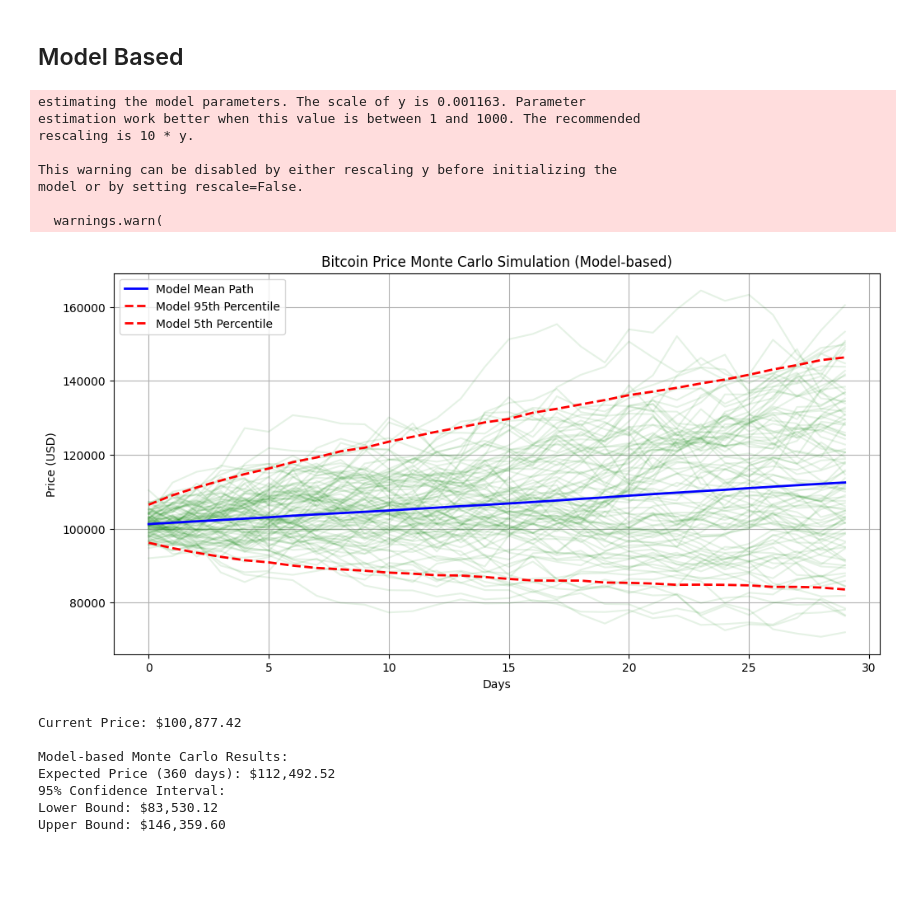
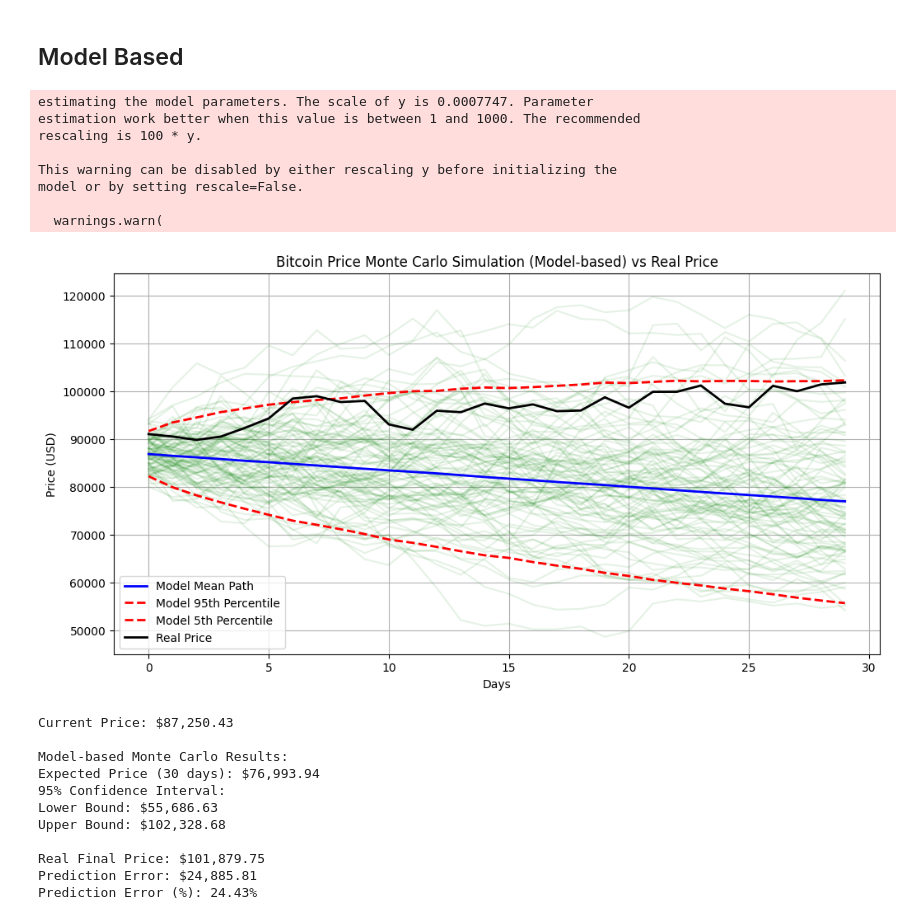
Before and after one commit to gbagush/CryptoPricePrediction, a Jupyter notebook: monte-carlo.ipynb, the cells around one changed output. Cells and saved outputs as stored; diff of their text form; code cells hidden in the pictures; blank space fills up the shorter version.

```diff
--- a/monte-carlo.ipynb
+++ b/monte-carlo.ipynb
@@ -66,7 +84,9 @@ from arch import arch_model
 from xgboost import XGBRegressor
 from sklearn.model_selection import train_test_split
 
-df = pd.read_csv('data/BTC-USD_5y_2024-12-12.csv')
+compare_with_real_data = True
+
+df = pd.read_csv('data/BTC-USD_2023-11-14_2024-11-15_2024-12-15.csv')
 
 df['Log_Returns'] = np.log(df['Close'] / df['Close'].shift(1))
 df.dropna(inplace=True)
@@ -118,42 +138,58 @@ lower_bound = np.percentile(simulation_results, 5, axis=1)
 upper_bound = np.percentile(simulation_results, 95, axis=1)
 lower_bound_model = np.percentile(simulation_results_model, 5, axis=1)
 upper_bound_model = np.percentile(simulation_results_model, 95, axis=1)
 
 plt.figure(figsize=(12, 6))
 for i in range(100):
     plt.plot(simulation_results_model[:, i], 'g-', alpha=0.1)
 
 plt.plot(mean_path_model, 'b-', label='Model Mean Path', linewidth=2)
 plt.plot(upper_bound_model, 'r--', label='Model 95th Percentile', linewidth=2)
 plt.plot(lower_bound_model, 'r--', label='Model 5th Percentile', linewidth=2)
 
-plt.title('Bitcoin Price Monte Carlo Simulation (Model-based)')
+if compare_with_real_data:
+    df_real = pd.read_csv('data/BTC-USD_1mo_2024-12-15.csv')
+    plt.plot(df_real['Close'].values[:num_days], 'k-', label='Real Price', linewidth=2)
+    plt.title('Bitcoin Price Monte Carlo Simulation (Model-based) vs Real Price')
+else:
+    plt.title('Bitcoin Price Monte Carlo Simulation (Model-based)')
+
 plt.xlabel('Days')
 plt.ylabel('Price (USD)')
 plt.legend()
 plt.grid(True)
 plt.show()
 
 print(f"Current Price: ${last_price:,.2f}")
 print("\nModel-based Monte Carlo Results:")
-print(f"Expected Price (360 days): ${mean_path_model[-1]:,.2f}")
+print(f"Expected Price ({num_days} days): ${mean_path_model[-1]:,.2f}")
 print(f"95% Confidence Interval:")
 print(f"Lower Bound: ${lower_bound_model[-1]:,.2f}")
 print(f"Upper Bound: ${upper_bound_model[-1]:,.2f}")
+
+if compare_with_real_data and len(df_real) >= num_days:
+    real_final_price = df_real['Close'].iloc[num_days-1]
+    print(f"\nReal Final Price: ${real_final_price:,.2f}")
+    print(f"Prediction Error: ${abs(mean_path_model[-1] - real_final_price):,.2f}")
+    print(f"Prediction Error (%): {abs(mean_path_model[-1] - real_final_price) / real_final_price * 100:.2f}%")
 # %% [output]
-estimating the model parameters. The scale of y is 0.001163. Parameter
+estimating the model parameters. The scale of y is 0.0007747. Parameter
 estimation work better when this value is between 1 and 1000. The recommended
-rescaling is 10 * y.
+rescaling is 100 * y.
 
 This warning can be disabled by either rescaling y before initializing the
 model or by setting rescale=False.
 
   warnings.warn(
-[figure, old version]
+[figure, new version]
-Current Price: $100,877.42
+Current Price: $87,250.43
 
 Model-based Monte Carlo Results:
-Expected Price (360 days): $112,492.52
+Expected Price (30 days): $76,993.94
 95% Confidence Interval:
-Lower Bound: $83,530.12
-Upper Bound: $146,359.60
+Lower Bound: $55,686.63
+Upper Bound: $102,328.68
+
+Real Final Price: $101,879.75
+Prediction Error: $24,885.81
+Prediction Error (%): 24.43%
```
Also changed, not shown: parts of 1 cell of this notebook, 3 other files.
